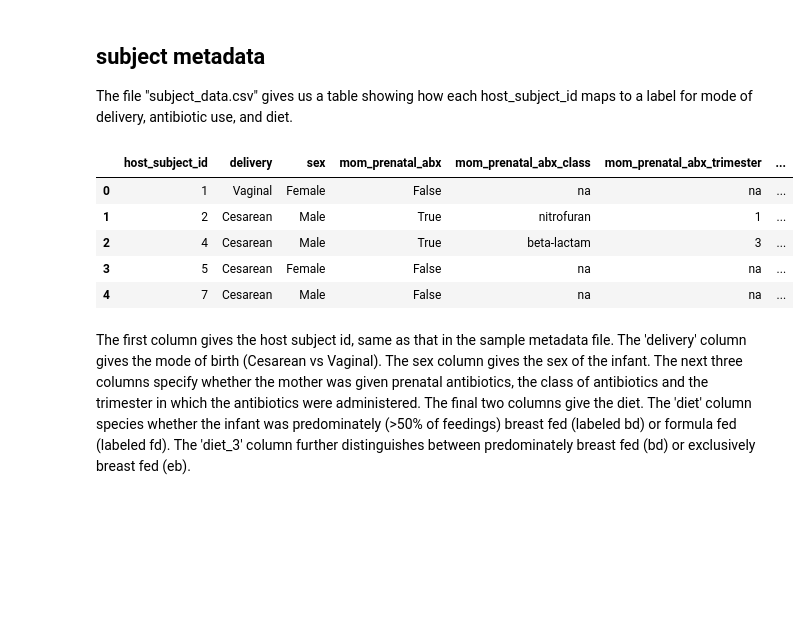
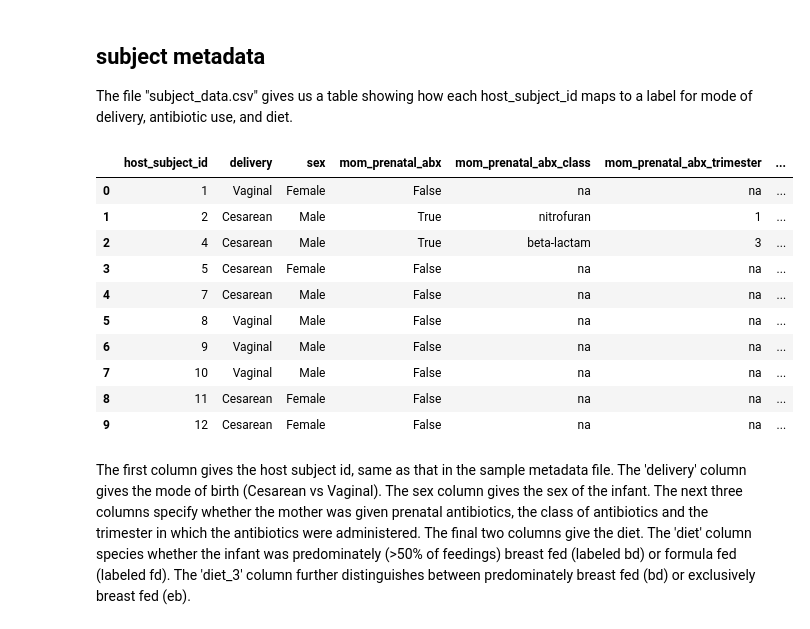
Before and after one commit to gerberlab/cs109b-microbiome, a Jupyter notebook: 2022/datasets/bokulich/bokulich_dataset_overview.ipynb, the cells around one changed output. Saved outputs shown, nothing was run; the diff lists cells and outputs as text; code cells hidden in the pictures; blank space fills up the shorter version.

```diff
--- a/2022/datasets/bokulich/bokulich_dataset_overview.ipynb
+++ b/2022/datasets/bokulich/bokulich_dataset_overview.ipynb
@@ -74,13 +94,18 @@ The file "subject_data.csv" gives us a table showing how each host_subject_id ma
 # %%
 subjdata = pd.read_csv("subject_data.csv")
 # %%
-subjdata.head()
+subjdata.head(10)
 # %% [output]
 |  | host_subject_id | delivery | sex | mom_prenatal_abx | mom_prenatal_abx_class | mom_prenatal_abx_trimester | ... |
 | 0 | 1 | Vaginal | Female | False | na | na | ... |
 | 1 | 2 | Cesarean | Male | True | nitrofuran | 1 | ... |
 | 2 | 4 | Cesarean | Male | True | beta-lactam | 3 | ... |
 | 3 | 5 | Cesarean | Female | False | na | na | ... |
 | 4 | 7 | Cesarean | Male | False | na | na | ... |
+| 5 | 8 | Vaginal | Male | False | na | na | ... |
+| 6 | 9 | Vaginal | Male | False | na | na | ... |
+| 7 | 10 | Vaginal | Male | False | na | na | ... |
+| 8 | 11 | Cesarean | Female | False | na | na | ... |
+| 9 | 12 | Cesarean | Female | False | na | na | ... |
 # %% [markdown]
 The first column gives the host subject id, same as that in the sample metadata file. The 'delivery' column gives the mode of birth (Cesarean vs Vaginal). The sex column gives the sex of the infant. The next three columns specify whether the mother was given prenatal antibiotics, the class of antibiotics and the trimester in which the antibiotics were administered. The final two columns give the diet. The 'diet' column species whether the infant was predominately (>50% of feedings) breast fed (labeled bd) or formula fed (labeled fd). The 'diet_3' column further distinguishes between predominately breast fed (bd) or exclusively breast fed (eb).
```
Also changed, not shown: parts of 3 cells of this notebook, 5 other files.
